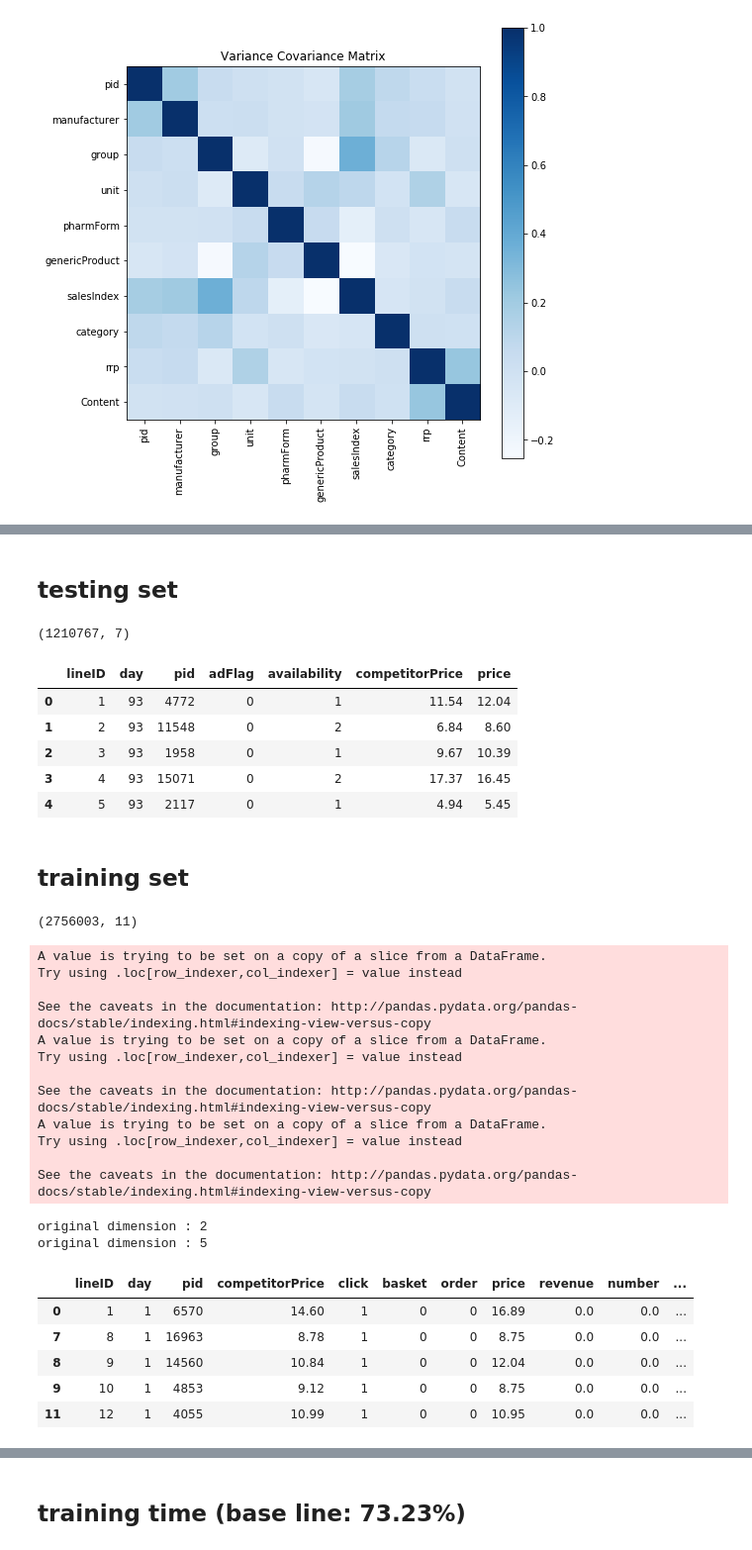
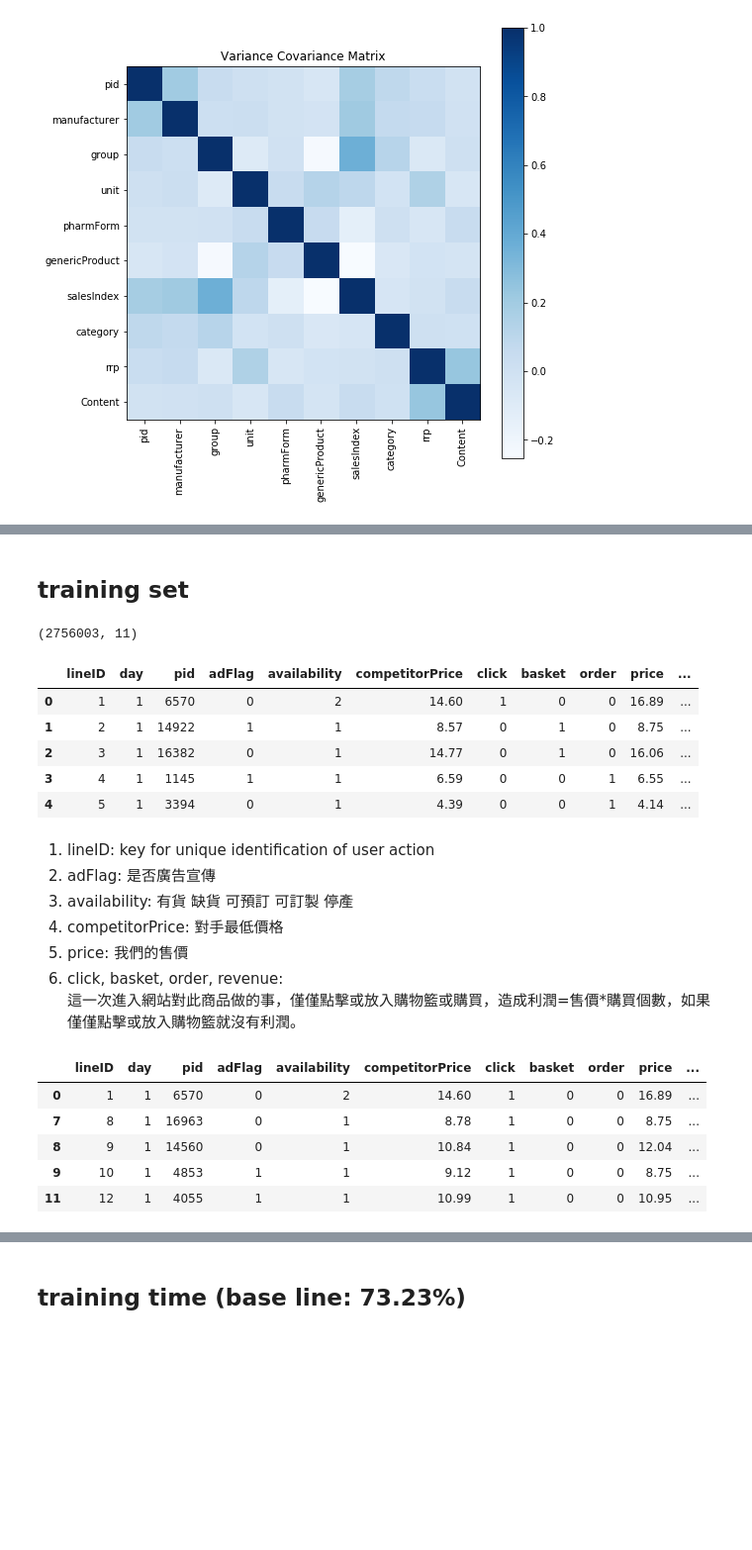
Before and after one commit to t830506/Data_Mining_Cup, a Jupyter notebook: DMC.ipynb, the cells around one changed output, grey strips where cells are left out. Shown at 99% size. Drawn from its saved outputs; the diff is of its cells as text; code cells hidden in the pictures; blank space fills up the shorter version.

```diff
--- a/DMC.ipynb
+++ b/DMC.ipynb
@@ -209,62 +290,43 @@ Content              2
 dtype: int64
-# %% [markdown]
-## testing set
-# %%
-df_class = pd.read_csv("DATA/DMC_2017_task/class.csv", sep = "|")
-print(df_class.shape)
-
-df_class.head()
-# %% [output]
-(1210767, 7)
-|  | lineID | day | pid | adFlag | availability | competitorPrice | price |
-| 0 | 1 | 93 | 4772 | 0 | 1 | 11.54 | 12.04 |
-| 1 | 2 | 93 | 11548 | 0 | 2 | 6.84 | 8.60 |
-| 2 | 3 | 93 | 1958 | 0 | 1 | 9.67 | 10.39 |
-| 3 | 4 | 93 | 15071 | 0 | 2 | 17.37 | 16.45 |
-| 4 | 5 | 93 | 2117 | 0 | 1 | 4.94 | 5.45 |
 # %% [markdown]
 ## training set
+# %%
+df_train0 = pd.read_csv("train.csv", sep = "|")
+print(df_train0.shape)
+df_train0.head()
+# %% [output]
+(2756003, 11)
+|  | lineID | day | pid | adFlag | availability | competitorPrice | click | basket | order | price | ... |
+| 0 | 1 | 1 | 6570 | 0 | 2 | 14.60 | 1 | 0 | 0 | 16.89 | ... |
+| 1 | 2 | 1 | 14922 | 1 | 1 | 8.57 | 0 | 1 | 0 | 8.75 | ... |
+| 2 | 3 | 1 | 16382 | 0 | 1 | 14.77 | 0 | 1 | 0 | 16.06 | ... |
+| 3 | 4 | 1 | 1145 | 1 | 1 | 6.59 | 0 | 0 | 1 | 6.55 | ... |
+| 4 | 5 | 1 | 3394 | 0 | 1 | 4.39 | 0 | 0 | 1 | 4.14 | ... |
+# %% [markdown]
+1. lineID: key for unique identification of user action
+2. adFlag: 是否廣告宣傳
+3. availability: 有貨 缺貨 可預訂 可訂製 停產
+4. competitorPrice: 對手最低價格
+5. price: 我們的售價
+6. click, basket, order, revenue:
+這一次進入網站對此商品做的事，僅僅點擊或放入購物籃或購買，造成利潤=售價*購買個數，如果僅僅點擊或放入購物籃就沒有利潤。
 # %%
-df_train0 = pd.read_csv("DATA/DMC_2017_task/train.csv", sep = "|")
-print(df_train0.shape)
+### Transfer to regression question
 df_train0["number"] = df_train0["revenue"]/df_train0["price"]
-df_train0["dif"] = df_train0["price"] - df_train0["competitorPrice"]
 
-################################################# given label
+### Transfer to classification question
 click = df_train0[(df_train0.click == 1)]
 basket = df_train0[(df_train0.basket == 1)]
 order = df_train0[(df_train0.order == 1)]
 click["class_label"] = 0
 basket["class_label"] = 0
 order["class_label"] = 1
-df_train1 = pd.concat([click, basket, order])
-
-################################################# feature onehot
-ad, ad_dim = onehot2(df_train0.adFlag)
-av, av_dim = onehot2(df_train0.availability)
-df_train0 = pd.concat([df_train1, pd.DataFrame(ad), pd.DataFrame(av)], axis=1, join_axes=[df_train1.index])
-df_train = df_train0.drop(["adFlag", "availability"], axis=1)
-
+df_train = pd.concat([click, basket, order])
 df_train.head()
 # %% [output]
-(2756003, 11)
-A value is trying to be set on a copy of a slice from a DataFrame.
-Try using .loc[row_indexer,col_indexer] = value instead
-
-See the caveats in the documentation: http://pandas.pydata.org/pandas-docs/stable/indexing.html#indexing-view-versus-copy
-A value is trying to be set on a copy of a slice from a DataFrame.
-Try using .loc[row_indexer,col_indexer] = value instead
-
-See the caveats in the documentation: http://pandas.pydata.org/pandas-docs/stable/indexing.html#indexing-view-versus-copy
-A value is trying to be set on a copy of a slice from a DataFrame.
-Try using .loc[row_indexer,col_indexer] = value instead
-
-See the caveats in the documentation: http://pandas.pydata.org/pandas-docs/stable/indexing.html#indexing-view-versus-copy
-original dimension : 2
-original dimension : 5
-|  | lineID | day | pid | competitorPrice | click | basket | order | price | revenue | number | ... |
-| 0 | 1 | 1 | 6570 | 14.60 | 1 | 0 | 0 | 16.89 | 0.0 | 0.0 | ... |
-| 7 | 8 | 1 | 16963 | 8.78 | 1 | 0 | 0 | 8.75 | 0.0 | 0.0 | ... |
-| 8 | 9 | 1 | 14560 | 10.84 | 1 | 0 | 0 | 12.04 | 0.0 | 0.0 | ... |
-| 9 | 10 | 1 | 4853 | 9.12 | 1 | 0 | 0 | 8.75 | 0.0 | 0.0 | ... |
-| 11 | 12 | 1 | 4055 | 10.99 | 1 | 0 | 0 | 10.95 | 0.0 | 0.0 | ... |
+|  | lineID | day | pid | adFlag | availability | competitorPrice | click | basket | order | price | ... |
+| 0 | 1 | 1 | 6570 | 0 | 2 | 14.60 | 1 | 0 | 0 | 16.89 | ... |
+| 7 | 8 | 1 | 16963 | 0 | 1 | 8.78 | 1 | 0 | 0 | 8.75 | ... |
+| 8 | 9 | 1 | 14560 | 0 | 1 | 10.84 | 1 | 0 | 0 | 12.04 | ... |
+| 9 | 10 | 1 | 4853 | 1 | 1 | 9.12 | 1 | 0 | 0 | 8.75 | ... |
+| 11 | 12 | 1 | 4055 | 1 | 1 | 10.99 | 1 | 0 | 0 | 10.95 | ... |
```
Also changed, not shown: parts of 72 cells of this notebook.
